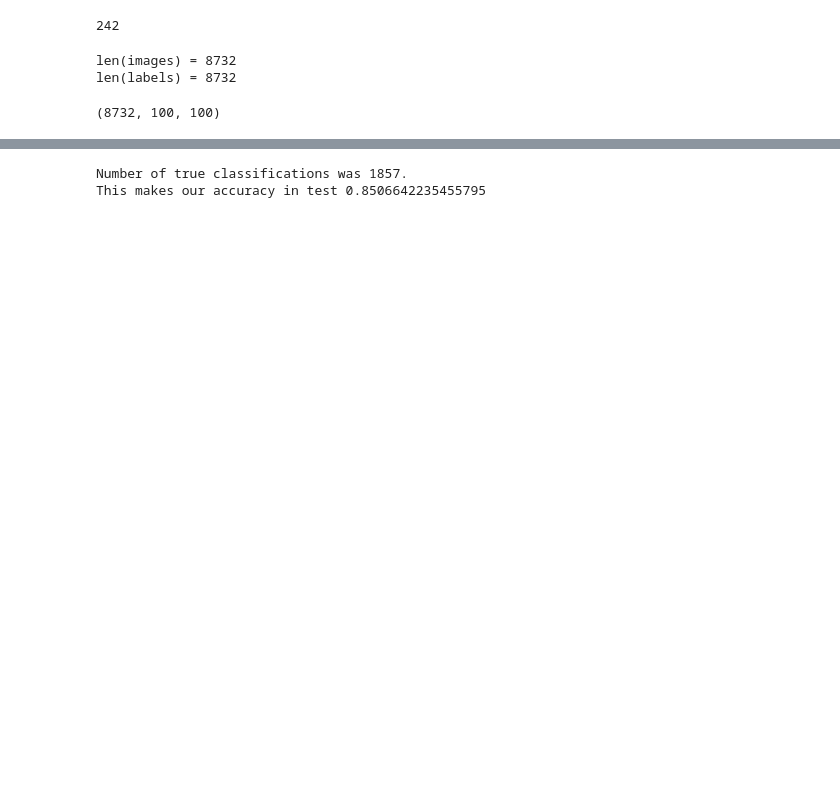
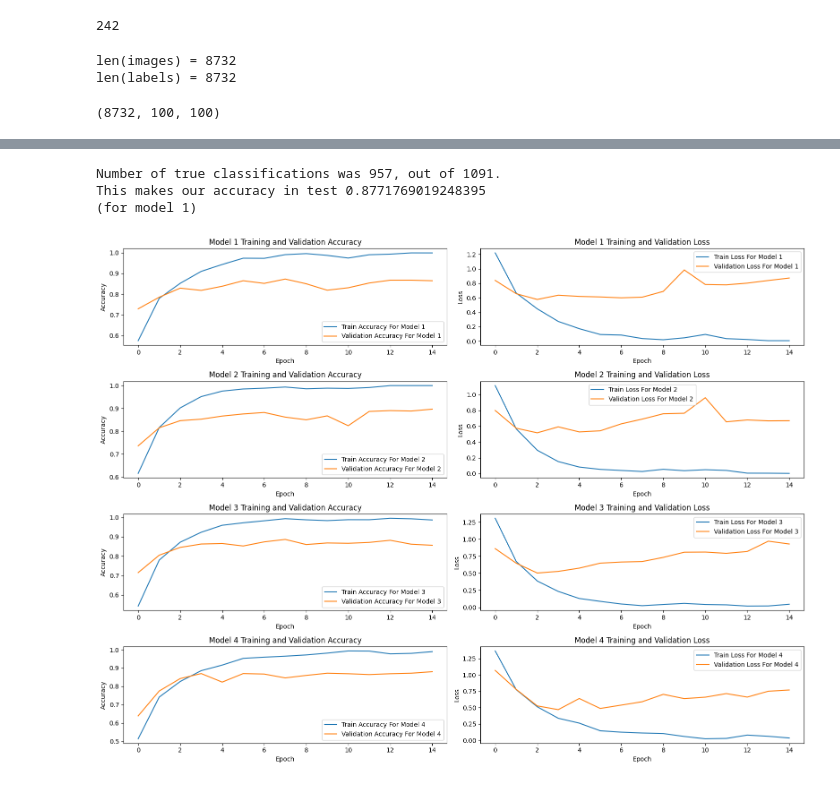
Before and after one commit to skylab-kulubu/AI-Research-Learning, a Jupyter notebook: tasks/cnn_project/Yusuf_Erdem/model.ipynb, the cells around one changed output, grey strips where cells are left out. Cells and saved outputs as stored; diff of their text form; code cells hidden in the pictures; blank space fills up the shorter version.

Commit message:
Add visualization and comparison

```diff
--- a/tasks/cnn_project/Yusuf_Erdem/model.ipynb
+++ b/tasks/cnn_project/Yusuf_Erdem/model.ipynb
@@ -61,4 +64,5 @@ y_cat_train = to_categorical(y_train, 10)
 print(y_cat_train.shape, y_cat_train[0])
 
 y_cat_test = to_categorical(y_test, 10)
+y_cat_dev = to_categorical(y_dev, 10)
 # %% [output]
@@ -207,14 +211,2 @@ Trainable params: 1476746 (5.63 MB)
 Non-trainable params: 0 (0.00 Byte)
 _________________________________________________________________
-# %%
-print("TRAINING MODEL 1\n")
-model1.fit(x_train, y_cat_train, epochs=5, verbose=1)
-
-print("TRAINING MODEL 2\n")
-model2.fit(x_train, y_cat_train, epochs=5, verbose=1)
-
-print("TRAINING MODEL 3\n")
-model3.fit(x_train, y_cat_train, epochs=5, verbose=1)
-
-print("TRAINING MODEL 4\n")
-model4.fit(x_train, y_cat_train, epochs=5, verbose=1)
@@ -240,2 +213,8 @@ Epoch 5/5
 # %%
 models = [model1, model2, model3, model4]
+histories = []
+# %%
+for i, model in enumerate(models):
+    print(f"\nTRAINING MODEL {i+1}:")
+    tmp = model.fit(x_train, y_cat_train, epochs=15, verbose=1, validation_data=(x_dev, y_cat_dev))
+    histories.append(tmp)
@@ -291,8 +312,41 @@ array([3, 4, 7, ..., 2, 7, 0])
 # %%
 correct = np.sum(predicted_classes == y_test)
-print(f"Number of true classifications was {correct}.\nThis makes our accuracy in test {correct/len(y_test)}")
+print(f"Number of true classifications was {correct}, out of {len(y_test)}.\nThis makes our accuracy in test {correct/len(y_test)}\n(for model 1)")
 
 # Neden manuel? NEDEN OLMASIN?
 # %% [output]
-Number of true classifications was 1857.
-This makes our accuracy in test 0.8506642235455795
+Number of true classifications was 957, out of 1091.
+This makes our accuracy in test 0.8771769019248395
+(for model 1)
+# %%
+# KOD BLOĞUNUN AÇIKLAMASI:
+# Figürü oluşturduk.
+# 4 satırlı, 2 sütunlu bir subplot oluşturduk. Sırayla 1, 2,... doldurduk.
+# Her satırın ilkine o modelin isabetlilik, ikincisine ise loss değerlerini koyduk.
+# Etiketler, başlıklar, fırına.
+
+
+plt.figure(figsize=(16, 12))       #İlk değer , ikincisi .
+
+for i in range(4):
+    history = histories[i]
+    plt.subplot(4, 2, i*2+1)
+    plt.plot(history.history["accuracy"], label=f"Train Accuracy For Model {i+1}")
+    plt.plot(history.history['val_accuracy'], label=f"Validation Accuracy For Model {i+1}")
+    plt.title(f'Model {i+1} Training and Validation Accuracy')
+    plt.xlabel('Epoch')
+    plt.ylabel('Accuracy')
+    plt.legend()
+
+    plt.subplot(4, 2, i*2+2) # 2 rows, 2 columns, position 4
+    plt.plot(history.history['loss'], label=f'Train Loss For Model {i+1}')
+    plt.plot(history.history['val_loss'], label=f'Validation Loss For Model {i+1}')
+    plt.title(f'Model {i+1} Training and Validation Loss')
+    plt.xlabel('Epoch')
+    plt.ylabel('Loss')
+    plt.legend()
+
+plt.tight_layout() # Adjusts subplot params so that subplots are nicely fit in the figure area.
+plt.show()
+# %% [output]
+[figure, added]
```
Also changed, not shown: parts of 16 cells of this notebook, 2 other files.
